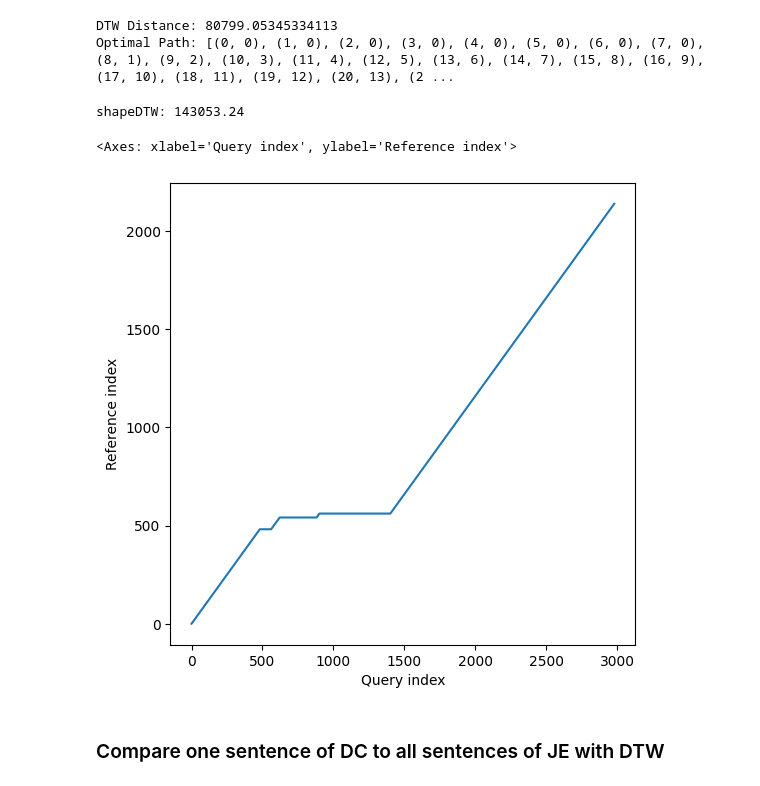
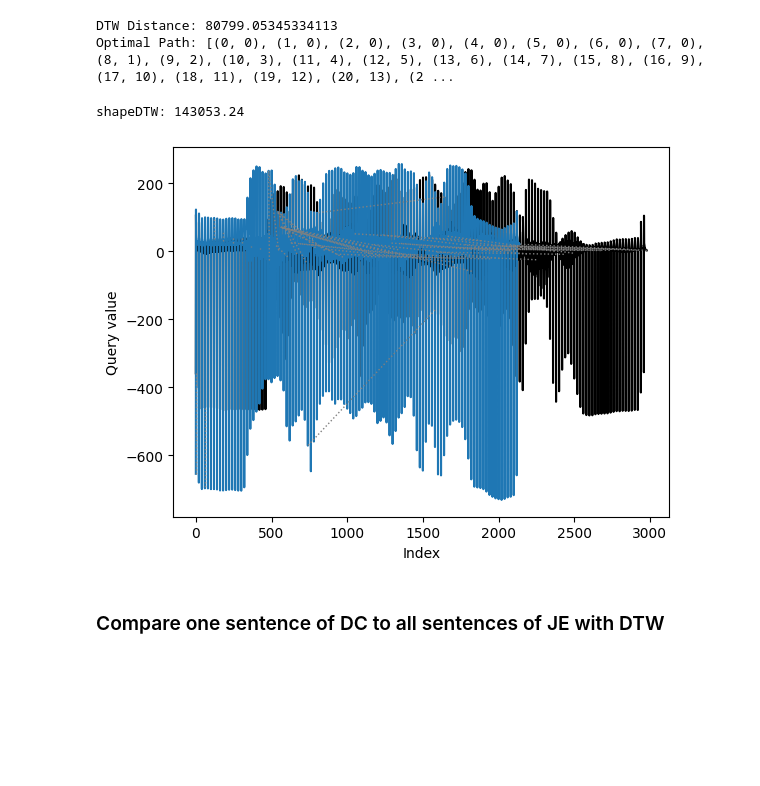
Before and after one commit to adlemoreau/shapedtw-timeseries, a Jupyter notebook: full_method.ipynb, the cells around one changed output. Drawn from its saved outputs; the diff is of its cells as text; code cells hidden in the pictures; blank space fills up the shorter version.

```diff
--- a/full_method.ipynb
+++ b/full_method.ipynb
@@ -225,19 +233,18 @@ Optimal Path: [(0, 0), (1, 0), (2, 0), (3, 0), (4, 0), (5, 0), (6, 0), (7, 0), (
 # %%
 shape_dtw_results = shape_dtw(
     x = mfccs1_flat,
     y = mfccs2_flat,
     subsequence_width = 20,
     step_pattern = "symmetric1",
     shape_descriptor = derivative_descriptor
 )
 
 # distance between shape descriptors of time series, not time series itself
 print(f"shapeDTW: {shape_dtw_results.distance:.2f}")
-dtwPlot(shape_dtw_results)#, plot_type="twoway", yoffset = 20)
+dtwPlot(shape_dtw_results, plot_type="twoway", yoffset = 20)
 # %% [output]
 shapeDTW: 143053.24
-<Axes: xlabel='Query index', ylabel='Reference index'>
-[figure, old version]
+[figure, new version]
 # %% [markdown]
 ### Compare one sentence of DC to all sentences of JE with DTW
 # %% [markdown]
```
Also changed, not shown: parts of 11 cells of this notebook.
